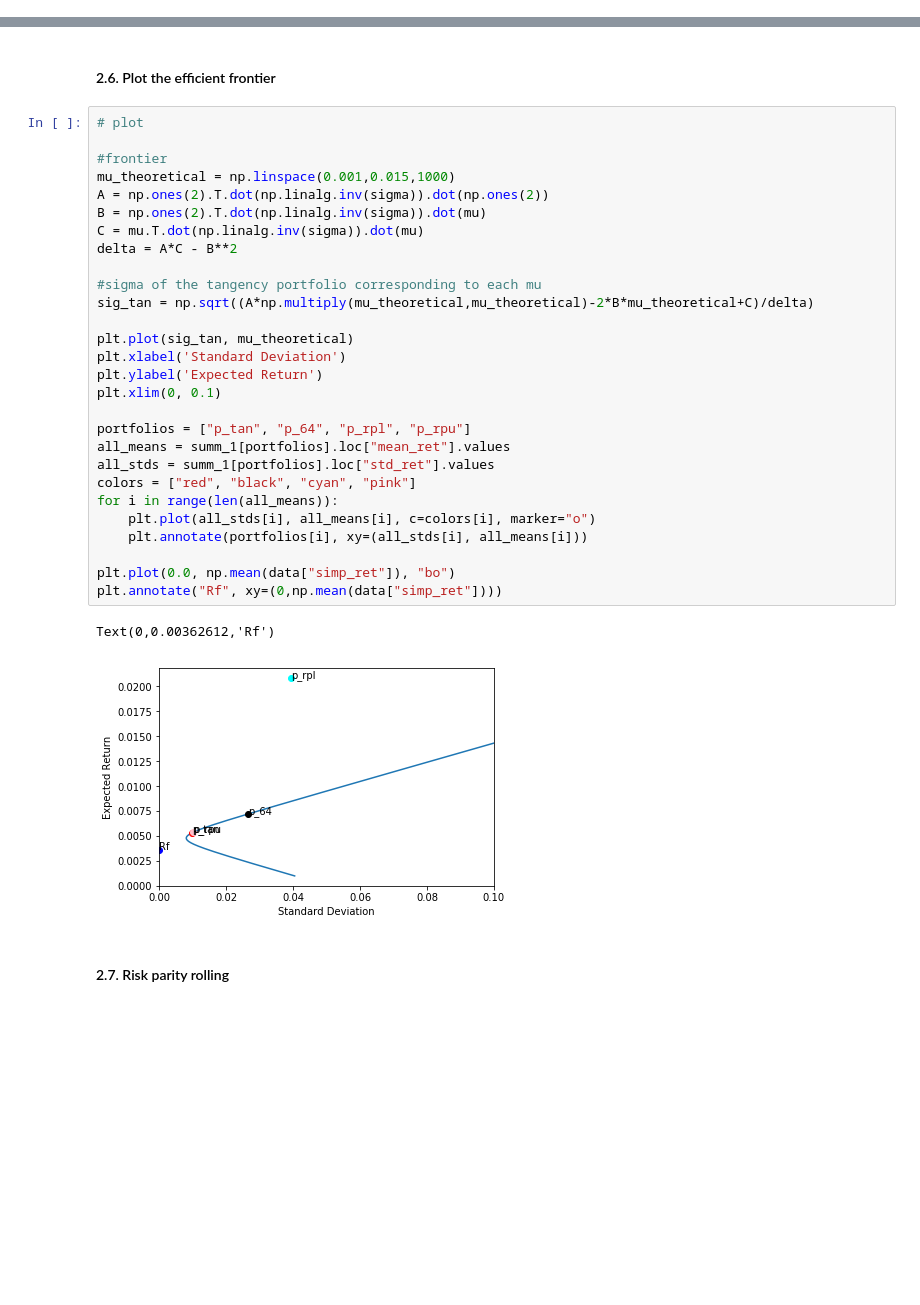
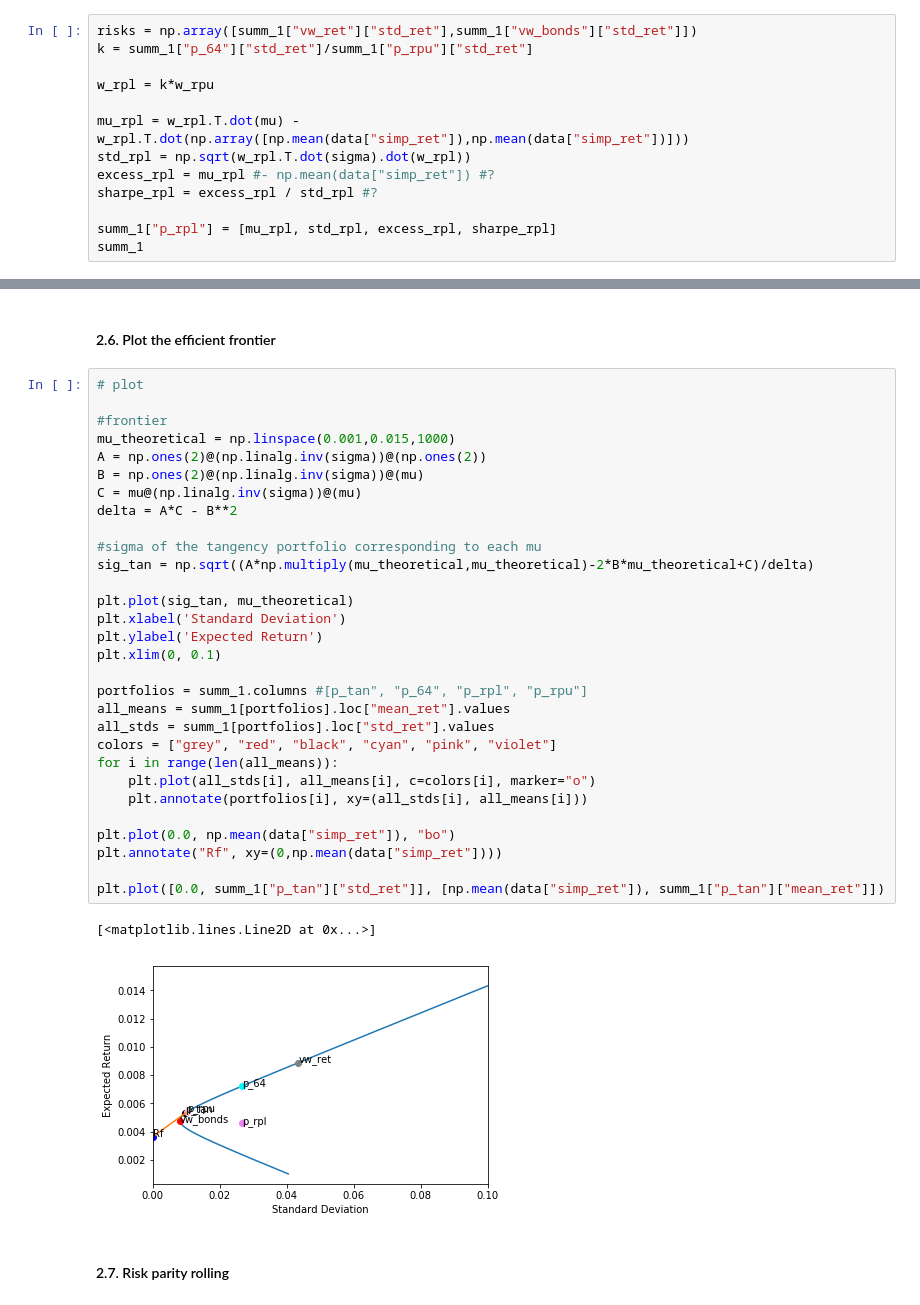
Before and after one commit to baohien97/EPFL-Investments, a Jupyter notebook: As3/InvestmentsAs3.ipynb, the cells around one changed output, grey strips where cells are left out. Drawn from its saved outputs; the diff is of its cells as text; blank space fills up the shorter version.

```diff
--- a/As3/InvestmentsAs3.ipynb
+++ b/As3/InvestmentsAs3.ipynb
@@ -208,0 +187,13 @@ array([0.043477870976818406, 0.008155365367769918, 0.00976175799369642,
+# %%
+risks = np.array([summ_1["vw_ret"]["std_ret"],summ_1["vw_bonds"]["std_ret"]])
+k = summ_1["p_64"]["std_ret"]/summ_1["p_rpu"]["std_ret"]
+
+w_rpl = k*w_rpu
+
+mu_rpl = w_rpl.T.dot(mu) - w_rpl.T.dot(np.array([np.mean(data["simp_ret"]),np.mean(data["simp_ret"])]))
+std_rpl = np.sqrt(w_rpl.T.dot(sigma).dot(w_rpl))
+excess_rpl = mu_rpl #- np.mean(data["simp_ret"]) #?
+sharpe_rpl = excess_rpl / std_rpl #?
+
+summ_1["p_rpl"] = [mu_rpl, std_rpl, excess_rpl, sharpe_rpl]
+summ_1
@@ -211,34 +208,36 @@ array([0.043477870976818406, 0.008155365367769918, 0.00976175799369642,
 # %%
 # plot
 
 #frontier
 mu_theoretical = np.linspace(0.001,0.015,1000)
-A = np.ones(2).T.dot(np.linalg.inv(sigma)).dot(np.ones(2))
-B = np.ones(2).T.dot(np.linalg.inv(sigma)).dot(mu)
-C = mu.T.dot(np.linalg.inv(sigma)).dot(mu)
+A = np.ones(2)@(np.linalg.inv(sigma))@(np.ones(2))
+B = np.ones(2)@(np.linalg.inv(sigma))@(mu)
+C = mu@(np.linalg.inv(sigma))@(mu)
 delta = A*C - B**2
 
 #sigma of the tangency portfolio corresponding to each mu
 sig_tan = np.sqrt((A*np.multiply(mu_theoretical,mu_theoretical)-2*B*mu_theoretical+C)/delta)
 
 plt.plot(sig_tan, mu_theoretical)
 plt.xlabel('Standard Deviation')
 plt.ylabel('Expected Return')
 plt.xlim(0, 0.1)
 
-portfolios = ["p_tan", "p_64", "p_rpl", "p_rpu"]
+portfolios = summ_1.columns #[p_tan", "p_64", "p_rpl", "p_rpu"]
 all_means = summ_1[portfolios].loc["mean_ret"].values
 all_stds = summ_1[portfolios].loc["std_ret"].values
-colors = ["red", "black", "cyan", "pink"]
+colors = ["grey", "red", "black", "cyan", "pink", "violet"]
 for i in range(len(all_means)):
     plt.plot(all_stds[i], all_means[i], c=colors[i], marker="o")
     plt.annotate(portfolios[i], xy=(all_stds[i], all_means[i]))
 
 plt.plot(0.0, np.mean(data["simp_ret"]), "bo")
 plt.annotate("Rf", xy=(0,np.mean(data["simp_ret"])))
+
+plt.plot([0.0, summ_1["p_tan"]["std_ret"]], [np.mean(data["simp_ret"]), summ_1["p_tan"]["mean_ret"]])
 # %% [output]
-Text(0,0.00362612,'Rf')
+[<matplotlib.lines.Line2D at 0x...>]
-[figure, old version]
+[figure, new version]
 # %% [markdown]
 #### 2.7. Risk parity rolling
 # %%
```
Also changed, not shown: parts of 13 cells of this notebook.
